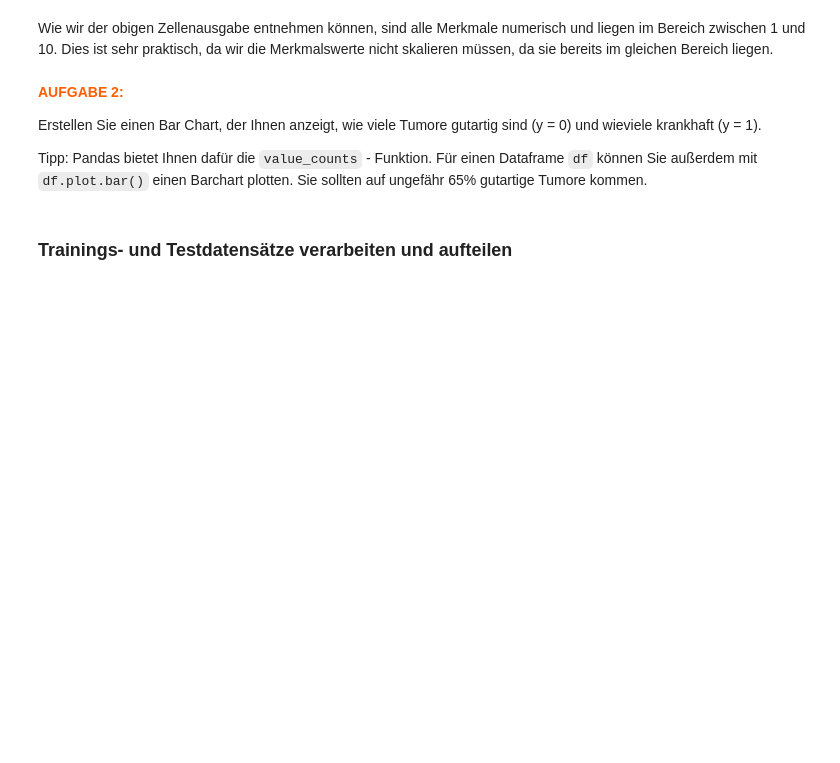
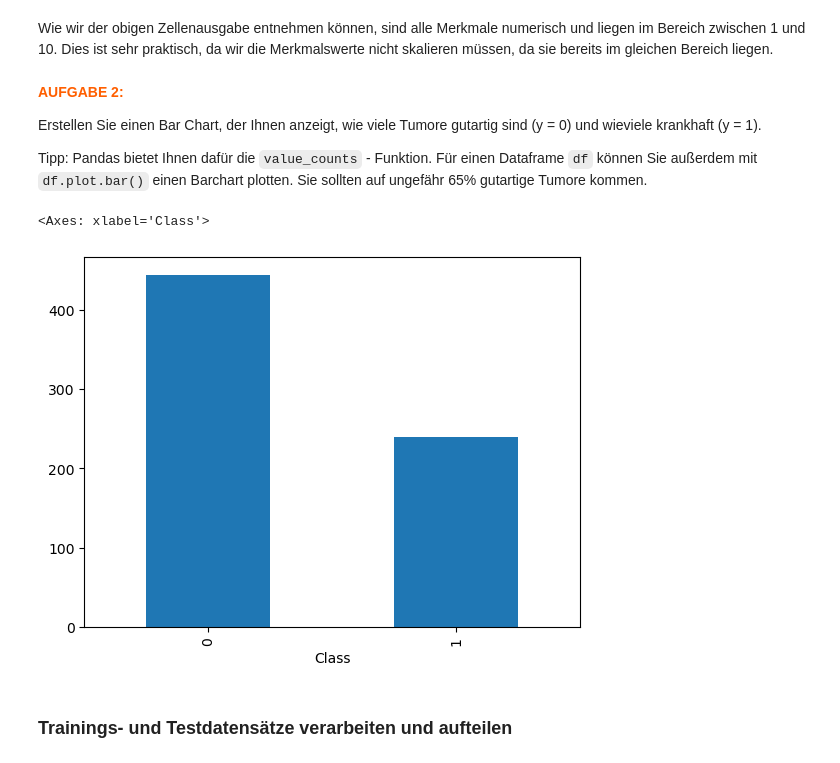
Before and after one commit to Robert35-dll/wikisys_exercise, a Jupyter notebook: 07/Classification kNN.ipynb, the cells around one changed output. Drawn from its saved outputs; the diff is of its cells as text; code cells hidden in the pictures; blank space fills up the shorter version.

```diff
--- a/07/Classification kNN.ipynb
+++ b/07/Classification kNN.ipynb
@@ -123,3 +123,8 @@ Tipp: Pandas bietet Ihnen dafür die `value_counts` - Funktion. Für einen Dataf
+# %%
+tumor_df["Class"].value_counts().plot(kind="bar")
+# %% [output]
+<Axes: xlabel='Class'>
+[figure, added]
 # %% [markdown]
 ### Trainings- und Testdatensätze verarbeiten und aufteilen
 # %%
```
Also changed, not shown: parts of 21 cells of this notebook.
